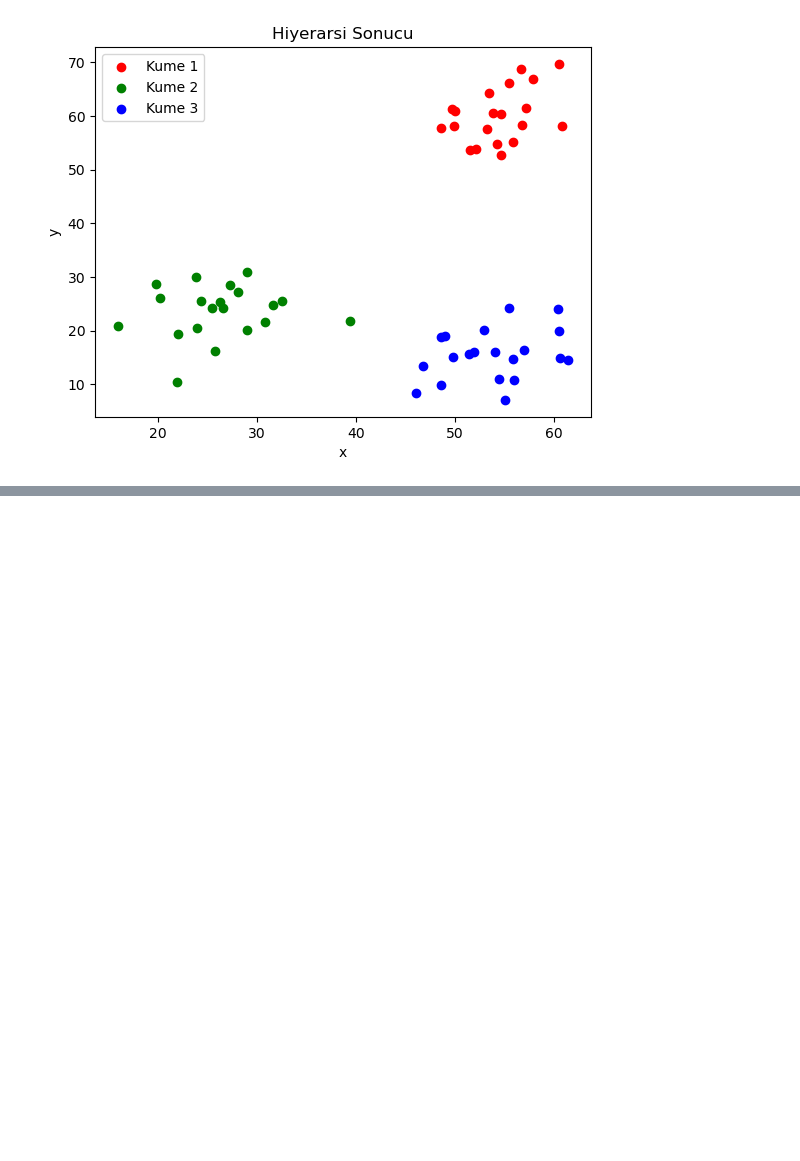
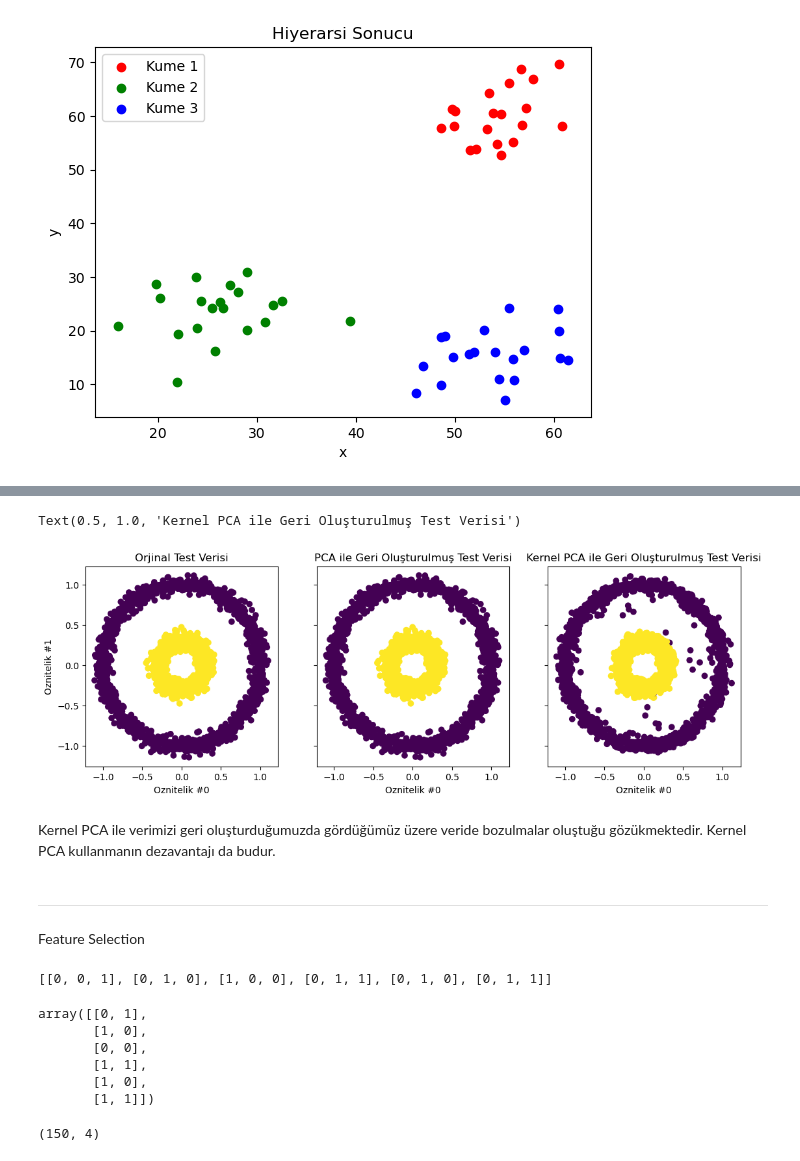
Before and after one commit to ErtugrulDay/Data-Analysis, a Jupyter notebook: 2yapay_zeka.ipynb, the cells around one changed output, grey strips where cells are left out. Cells and saved outputs as stored; diff of their text form; code cells hidden in the pictures; blank space fills up the shorter version.

```diff
--- a/2yapay_zeka.ipynb
+++ b/2yapay_zeka.ipynb
@@ -760,0 +883,58 @@ plt.show()
+# %%
+#reconstruction-geri oluşturma
+
+x_reconstruced_pca=pca.inverse_transform(pca.transform(X_test))
+x_reconstruced_kernel_pca=kernel_pca.inverse_transform(kernel_pca.transform(X_test))
+# %%
+fig,(orig_data_ax,pca_back_proj_ax,kernel_pca_back_proj_ax)=plt.subplots(ncols=3,sharex=True,sharey=True,figsize=(13,4))
+
+orig_data_ax.scatter(X_test[:,0],X_test[:,1],c=y_test)
+orig_data_ax.set_ylabel("Oznitelik #1")
+orig_data_ax.set_xlabel("Oznitelik #0")
+orig_data_ax.set_title("Orjinal Test Verisi")
+
+pca_back_proj_ax.scatter(x_reconstruced_pca[:,0],x_reconstruced_pca[:,1],c=y_test)
+pca_back_proj_ax.set_xlabel("Oznitelik #0")
+pca_back_proj_ax.set_title("PCA ile Geri Oluşturulmuş Test Verisi")
+
+
+kernel_pca_back_proj_ax.scatter(x_reconstruced_kernel_pca[:,0],x_reconstruced_kernel_pca[:,1],c=y_test)
+
+kernel_pca_back_proj_ax.set_xlabel("Oznitelik #0")
+kernel_pca_back_proj_ax.set_title("Kernel PCA ile Geri Oluşturulmuş Test Verisi")
+# %% [output]
+Text(0.5, 1.0, 'Kernel PCA ile Geri Oluşturulmuş Test Verisi')
+[figure, added]
+# %% [markdown]
+Kernel PCA ile verimizi geri oluşturduğumuzda gördüğümüz üzere veride bozulmalar oluştuğu gözükmektedir. Kernel PCA kullanmanın dezavantajı da budur.
+# %% [markdown]
+-----------------------------------------------------------------
+Feature Selection
+# %%
+#Varyans Temelli Öznitelik Seçimi
+from sklearn.feature_selection import VarianceThreshold
+
+X=[[0,0,1],[0,1,0],[1,0,0],[0,1,1],[0,1,0],[0,1,1]]
+X
+# %% [output]
+[[0, 0, 1], [0, 1, 0], [1, 0, 0], [0, 1, 1], [0, 1, 0], [0, 1, 1]]
+# %%
+sel=VarianceThreshold(threshold=(0.8*(1-0.8))) #var(x)=p(1-p)
+sel.fit_transform(X)
+#ilk sütunun elenmesini bekliyoruz, orada 0 olma olasılığı 5/6>0.8
+# %% [output]
+array([[0, 1],
+       [1, 0],
+       [0, 0],
+       [1, 1],
+       [1, 0],
+       [1, 1]])
+# %%
+#İstatistiksel Model Seçimi
+from sklearn.datasets import load_iris
+from sklearn.feature_selection import SelectKBest
+from sklearn.feature_selection import chi2
+X,y=load_iris(return_X_y=True)
+X.shape
+# %% [output]
+(150, 4)
```
Also changed, not shown: parts of 20 cells of this notebook.
